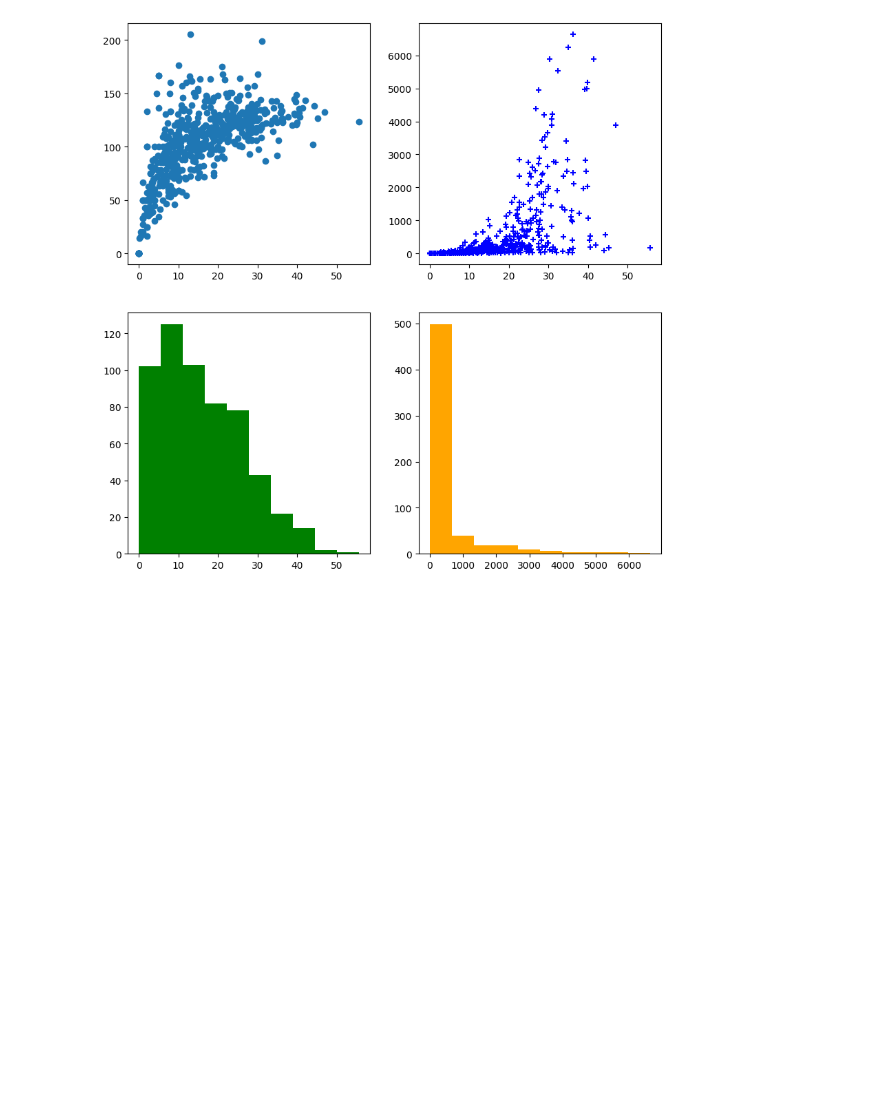
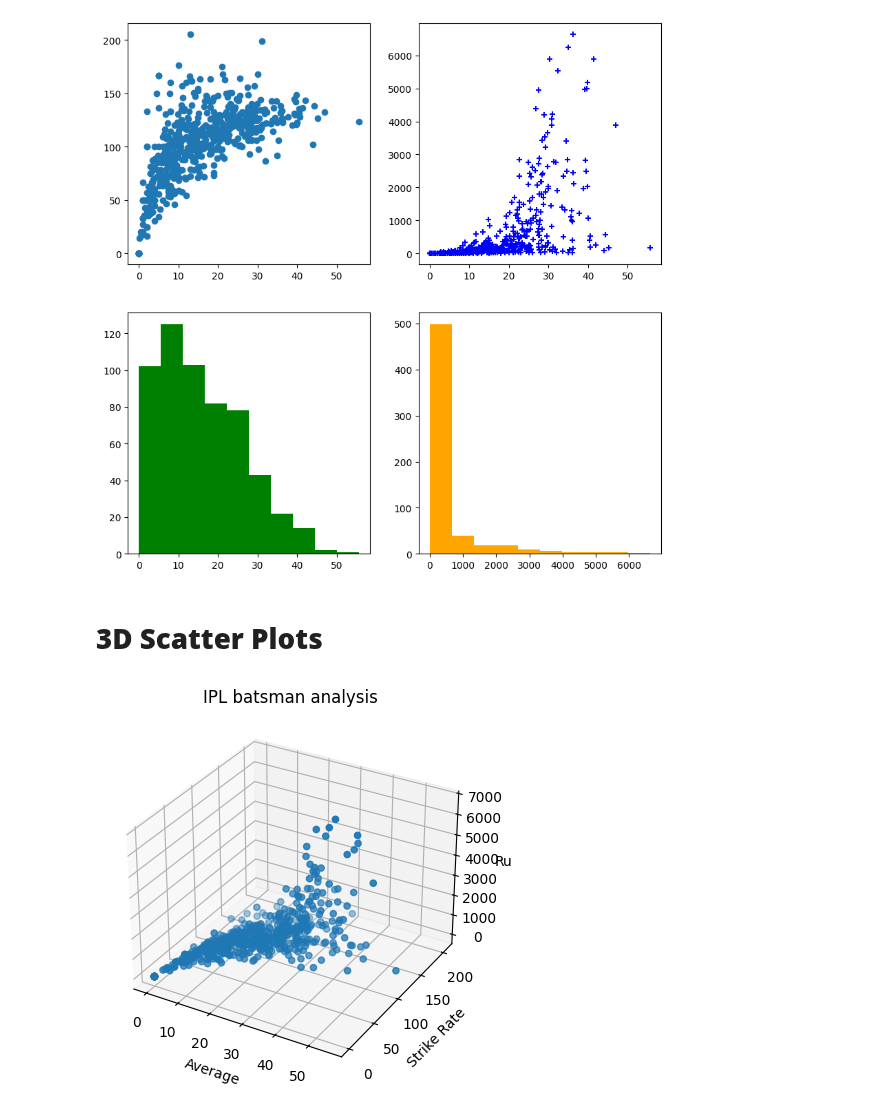
Before and after one commit to Saifullah785/Python_for_Data_Science, a Jupyter notebook: Matplotlib-for-Data-Science/Class_02_advanced_Matplotlib.ipynb, the cells around one changed output. Cells and saved outputs as stored; diff of their text form; code cells hidden in the pictures; blank space fills up the shorter version.

```diff
--- a/Matplotlib-for-Data-Science/Class_02_advanced_Matplotlib.ipynb
+++ b/Matplotlib-for-Data-Science/Class_02_advanced_Matplotlib.ipynb
@@ -229,3 +229,18 @@ ax4.hist(batter['runs'],color='orange')
 fig.show()
 # %% [output]
 [figure]
+# %% [markdown]
+# **3D Scatter Plots**
+# %%
+batter
+fig = plt.figure()
+
+ax = plt.subplot(projection='3d')
+ax.scatter3D(batter['avg'],batter['strike_rate'],batter['runs'])
+ax.set_title('IPL batsman analysis')
+ax.set_xlabel('Average')
+ax.set_ylabel('Strike Rate')
+ax.set_zlabel('Runs')
+plt.show()
+# %% [output]
+[figure, added]
```
Also changed, not shown: parts of 48 cells of this notebook.
